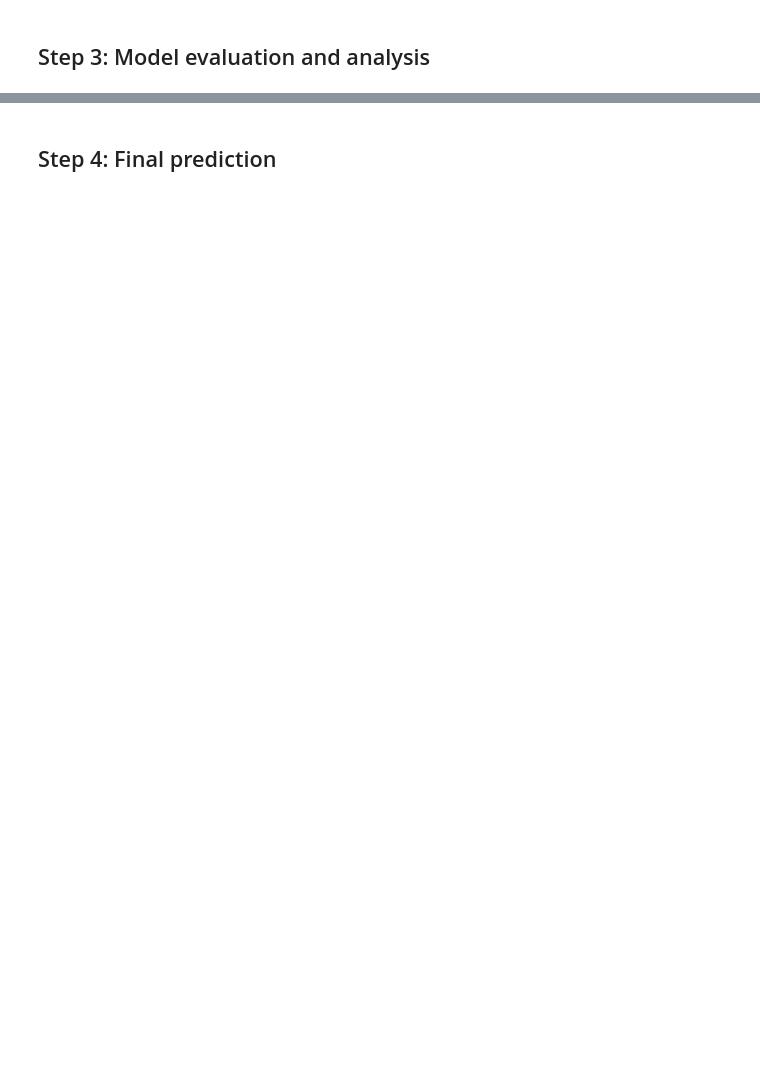
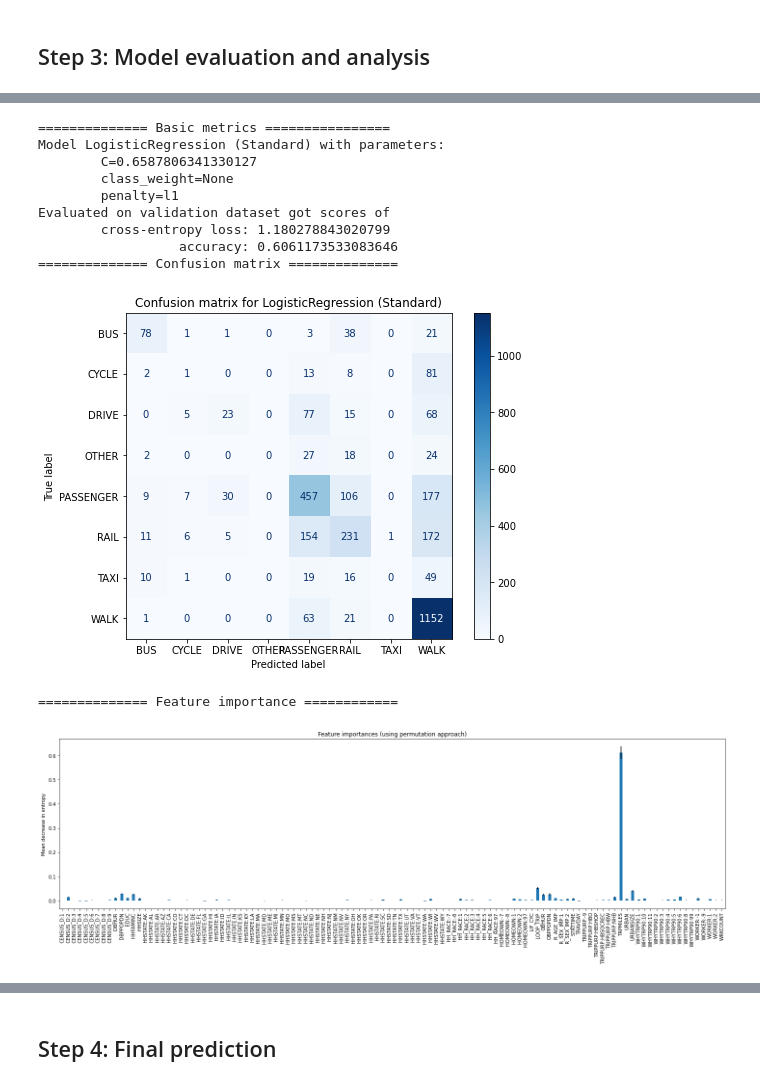
Before and after one commit to bataillard/DAMiT, a Jupyter notebook: ML Mode Choice/Model_NHTS_mode_choice.ipynb, the cells around one changed output, grey strips where cells are left out. Drawn from its saved outputs; the diff is of its cells as text; code cells hidden in the pictures; blank space fills up the shorter version.

```diff
--- a/ML Mode Choice/Model_NHTS_mode_choice.ipynb
+++ b/ML Mode Choice/Model_NHTS_mode_choice.ipynb
@@ -508,3 +591,18 @@ def evaluate_model(name, model, searchcv, X_val=X_val, y_val=y_val):
+# %%
+evaluate_model("LogisticRegression (Standard)", best_logreg_std, logstdsearch, X=X_std_sc, X_val=X_val_std_sc)
+# %% [output]
+============== Basic metrics ================
+Model LogisticRegression (Standard) with parameters:
+        C=0.6587806341330127
+        class_weight=None
+        penalty=l1
+Evaluated on validation dataset got scores of
+        cross-entropy loss: 1.180278843020799
+                  accuracy: 0.6061173533083646
+============== Confusion matrix ==============
+[figure, added]
+============== Feature importance ============
+[figure, added]
 # %%
 evaluate_model("RandomForestClassifier", best_rf, rfsearch)
 # %% [output]
```
Also changed, not shown: parts of 32 cells of this notebook, 24 other files.
